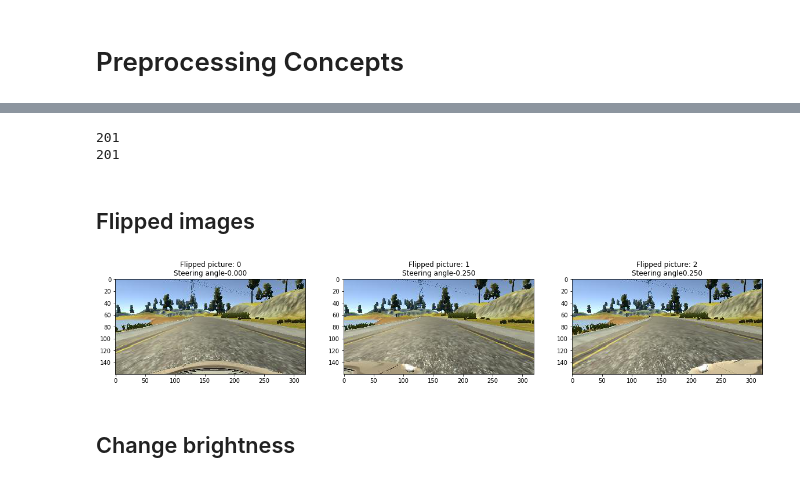
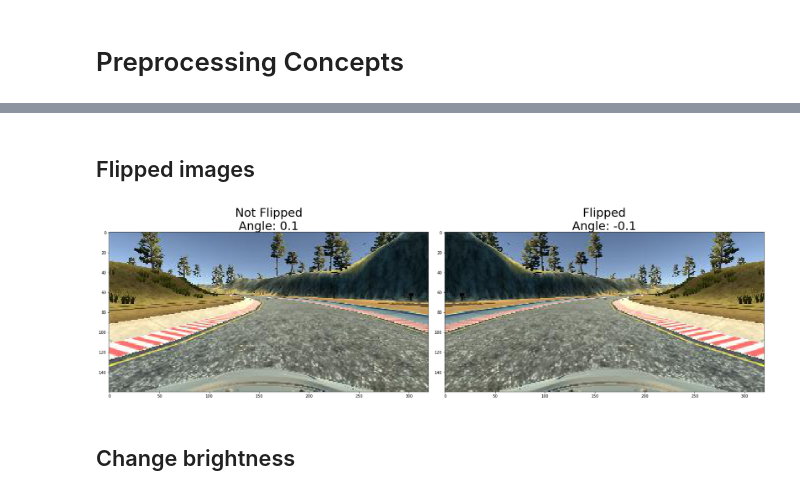
Before and after one commit to leclair-7/CarND-Behavioral-Cloning-P3, a Jupyter notebook: Preprocessing-Concepts.ipynb, the cells around one changed output, grey strips where cells are left out. Cells and saved outputs as stored; diff of their text form; code cells hidden in the pictures.

```diff
--- a/Preprocessing-Concepts.ipynb
+++ b/Preprocessing-Concepts.ipynb
@@ -75,29 +96,18 @@ It took: 4.562234878540039 to upload, shuffle, put images to arrays
-# %%
-print( len(images) )
-print(len(steering_angles) )
-# %% [output]
-201
-201
 # %% [markdown]
 ## Flipped images
-# %%
-flipped_images = []
-new_angles = []
-
-for i in range(3):
-    data_point = data[i]
-    flipped = np.copy(np.fliplr(images[i]))
-    flipped_images.append(flipped)
-    new_angles.append(-1*steering_angles[i])
-
-plt.figure(figsize=(20, 25))
-for i in range(3):
-    plt.subplot(1, 3, i + 1)
-    title = "Flipped picture: {0}\nSteering angle{1:.3f}".format(i, new_angles[i])
-    plt.title(title, wrap=True)
-    plt.imshow(flipped_images[i])
-# %% [output]
-[figure, removed]
+# %%
+def flipImages(images, steering_angle):
+    flipped = np.copy(np.fliplr(images))
+    return (flipped, -1 * steering_angle)
+
+image_not_flipped = cv2.cvtColor(cv2.imread(images[0]) , cv2.COLOR_BGR2RGB)
+
+not_flipped, angle_0 = image_not_flipped, steering_angles[0]
+flipped_0, f_angle_0 = flipImages(not_flipped, angle_0)
+
+display_two(not_flipped,flipped_0,"Not Flipped\nAngle: {}".format(angle_0),"Flipped\nAngle: {}".format(f_angle_0))
+# %% [output]
+[figure, added]
 # %% [markdown]
 ## Change brightness
 # %%
```
Also changed, not shown: parts of 6 cells of this notebook.
